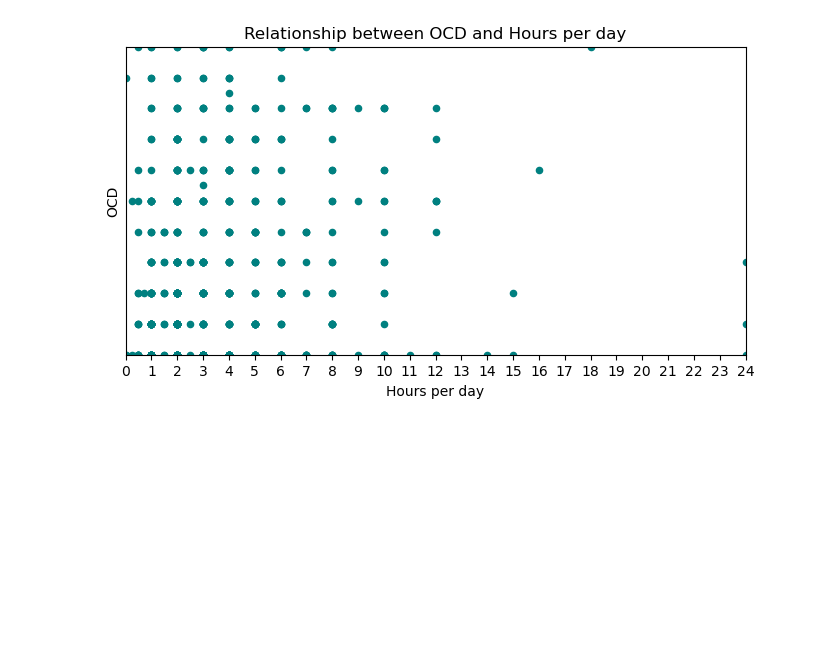
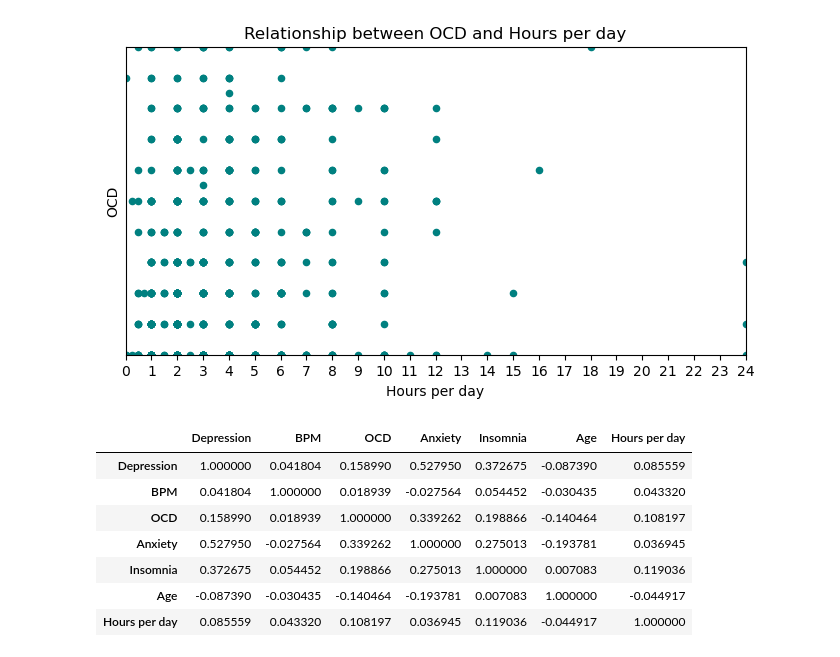
Before and after one commit to jdanielle12/project1, a Jupyter notebook: music_and_mental_health.ipynb, the cells around one changed output. Cells and saved outputs as stored; diff of their text form; code cells hidden in the pictures; blank space fills up the shorter version.

Commit message:
add correlation table for sample

```diff
--- a/music_and_mental_health.ipynb
+++ b/music_and_mental_health.ipynb
@@ -299,3 +299,15 @@ bpm_ocd = music_mental_health_df.plot.scatter(x="Hours per day",y="OCD",title="R
                                         xlim=(0,24),ylim=(0,10),xticks=(0, 1, 2, 3, 4, 5, 6, 7, 8, 9, 10, 11, 12, 13, 14, 15, 16, 17, 18, 19, 20, 21, 22, 23, 24),yticks=())
 # %% [output]
 [figure]
+# %%
+# Show the data correlation for the sample with Depression, BPM, OCD, Anxiety, Insomnia, Age and Hours per day
+music_mental_health_df[["Depression","BPM", "OCD", "Anxiety", "Insomnia", "Age","Hours per day"]].corr()
+# %% [output]
+|  | Depression | BPM | OCD | Anxiety | Insomnia | Age | Hours per day |
+| Depression | 1.000000 | 0.041804 | 0.158990 | 0.527950 | 0.372675 | -0.087390 | 0.085559 |
+| BPM | 0.041804 | 1.000000 | 0.018939 | -0.027564 | 0.054452 | -0.030435 | 0.043320 |
+| OCD | 0.158990 | 0.018939 | 1.000000 | 0.339262 | 0.198866 | -0.140464 | 0.108197 |
+| Anxiety | 0.527950 | -0.027564 | 0.339262 | 1.000000 | 0.275013 | -0.193781 | 0.036945 |
+| Insomnia | 0.372675 | 0.054452 | 0.198866 | 0.275013 | 1.000000 | 0.007083 | 0.119036 |
+| Age | -0.087390 | -0.030435 | -0.140464 | -0.193781 | 0.007083 | 1.000000 | -0.044917 |
+| Hours per day | 0.085559 | 0.043320 | 0.108197 | 0.036945 | 0.119036 | -0.044917 | 1.000000 |
```
